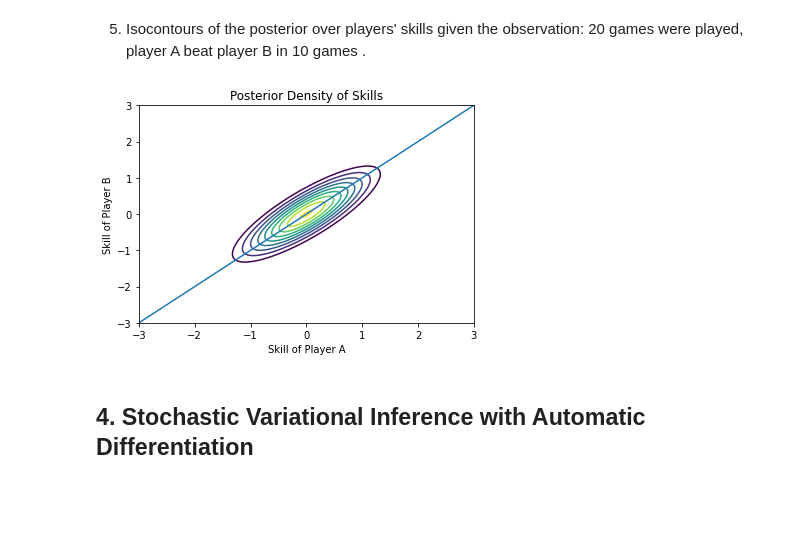
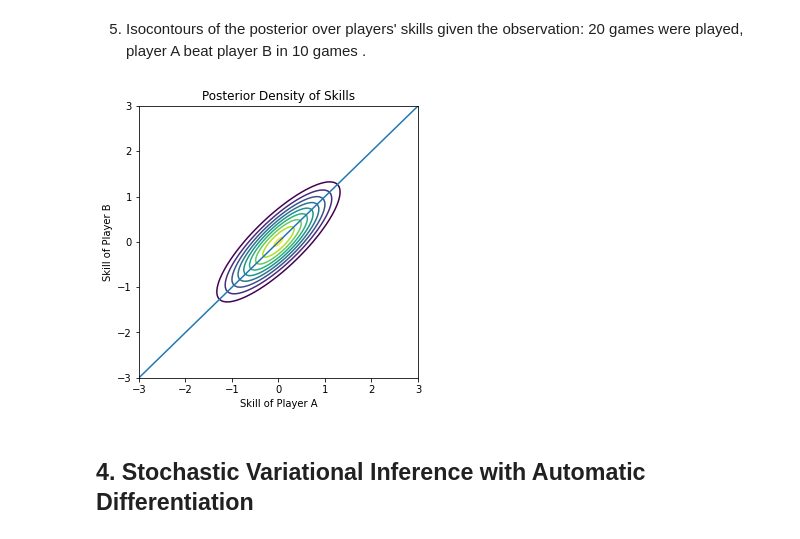
Before and after one commit to mrsalehi/csc2506-prob-learn-reason, a Jupyter notebook: Assignment-2/A2.ipynb, the cells around one changed output. Saved outputs shown, nothing was run; the diff lists cells and outputs as text; code cells hidden in the pictures; blank space fills up the shorter version.

```diff
--- a/Assignment-2/A2.ipynb
+++ b/Assignment-2/A2.ipynb
@@ -153,14 +157,15 @@ player A beat player B in 10 games .
 # %%
 def f(zs):
     games = two_player_toy_games(10,10)
     return jnp.exp(joint_log_density(zs, games))
+fig = plt.figure(figsize=(5, 5))
 plot_line_equal_skill()
 plt.title('Posterior Density of Skills')
 plt.xlabel('Skill of Player A')
 plt.ylabel('Skill of Player B')
 skill_countour(f)
 # %% [output]
-[figure, old version]
+[figure, new version]
 # %% [markdown]
 ## 4. Stochastic Variational Inference with Automatic Differentiation
 # %%
```
Also changed, not shown: parts of 9 cells of this notebook.
